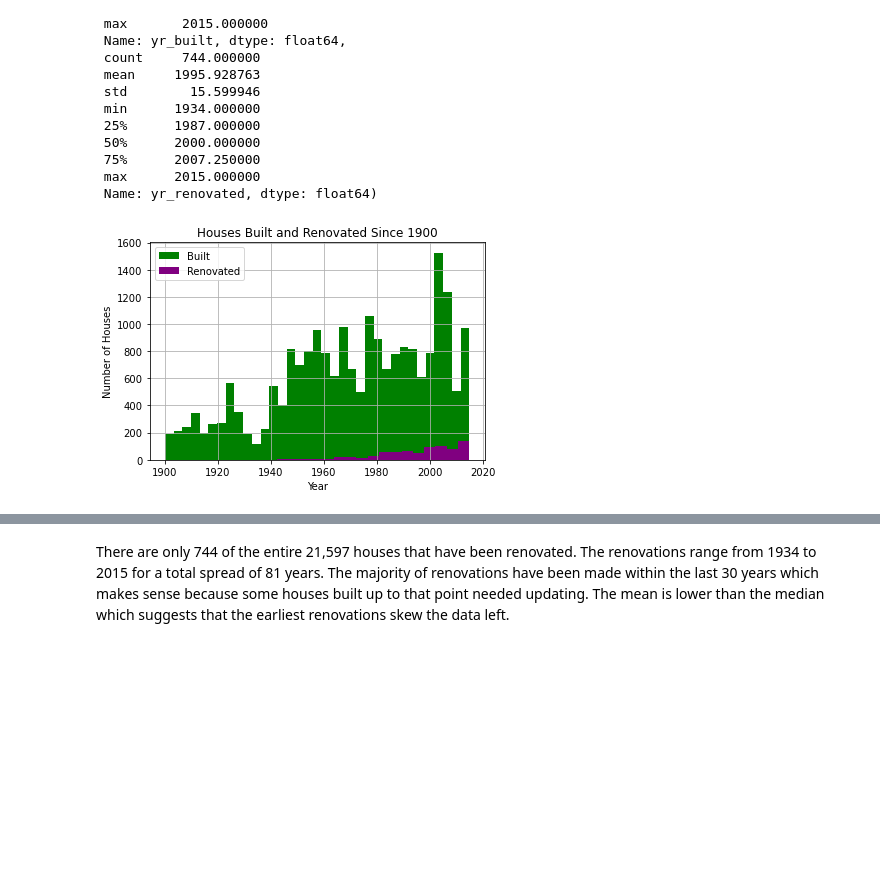
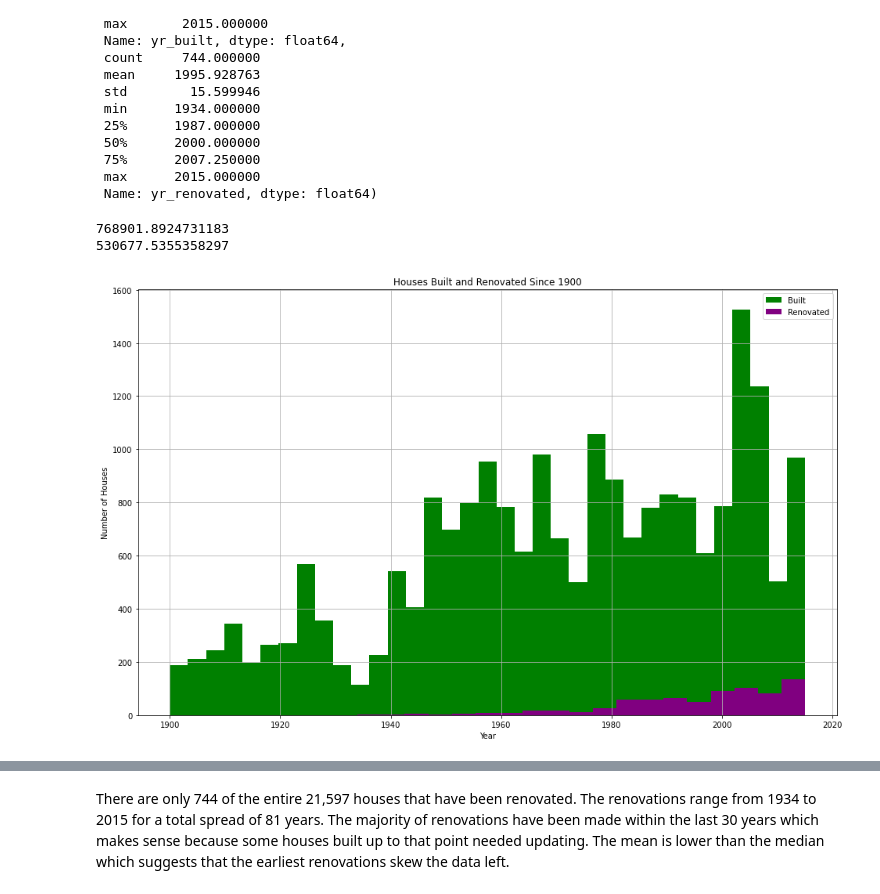
Before and after one commit to NickoGreeno/dsc-phase-2-project-v2-3, a Jupyter notebook: student.ipynb, the cells around one changed output, grey strips where cells are left out. Cells and saved outputs as stored; diff of their text form; code cells hidden in the pictures; blank space fills up the shorter version.

```diff
--- a/student.ipynb
+++ b/student.ipynb
@@ -209,14 +211,22 @@ house_data['yr_built'].describe(), renovated.describe()
  75%      2007.250000
  max      2015.000000
  Name: yr_renovated, dtype: float64)
+# %%
+renovatied_price = house_data[house_data['yr_renovated'] != 0]['price']
+print(renovation.mean())
+non_renovated = house_data[house_data['yr_renovated'] == 0]['price']
+print(non_renovated.mean())
+# %% [output]
+768901.8924731183
+530677.5355358297
 # %%
-house_data['yr_built'].hist(color='green', label='Built', bins='auto')
+house_data['yr_built'].hist(color='green', label='Built', bins='auto', figsize=(16, 10))
 renovated.hist(color='purple', label='Renovated', bins='auto')
 
 plt.legend()
 plt.title('Houses Built and Renovated Since 1900')
 plt.xlabel('Year')
 plt.ylabel('Number of Houses')
 plt.show()
 # %% [output]
-[figure, old version]
+[figure, new version]
```
Also changed, not shown: parts of 28 cells of this notebook.
